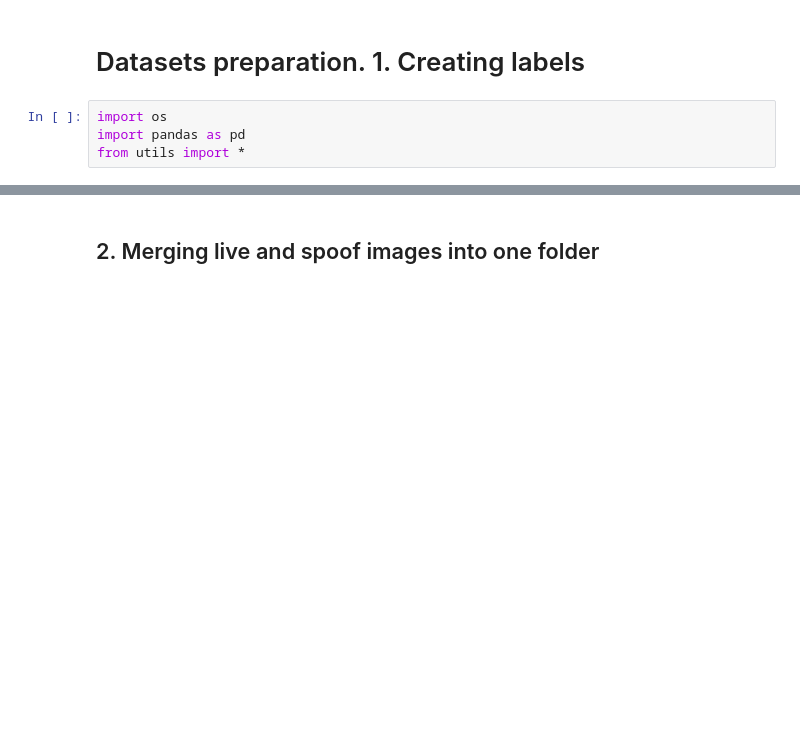
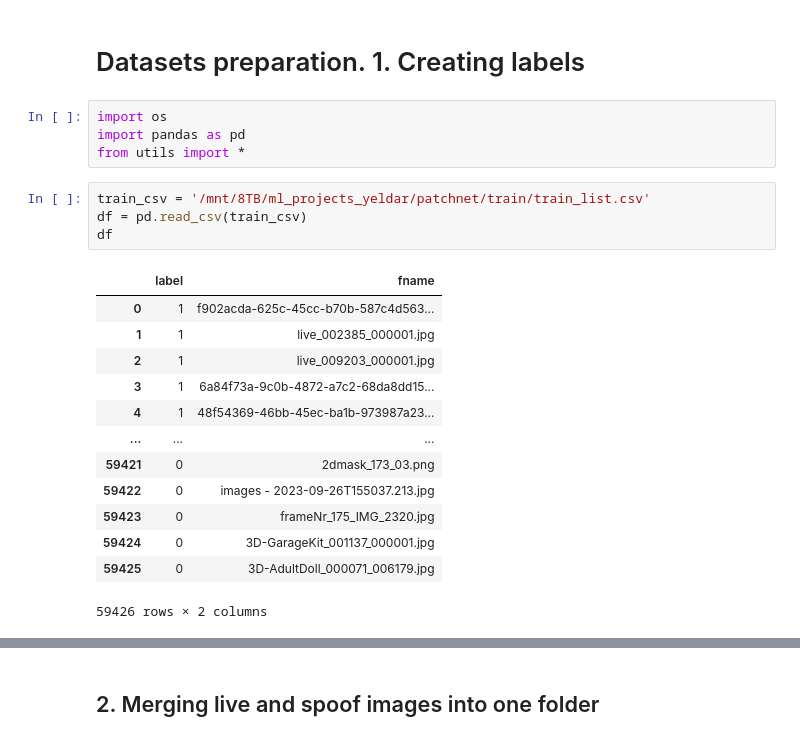
Before and after one commit to biometrickz/SSAN, a Jupyter notebook: Untitled.ipynb, the cells around one changed output, grey strips where cells are left out. Cells and saved outputs as stored; diff of their text form; blank space fills up the shorter version.

```diff
--- a/Untitled.ipynb
+++ b/Untitled.ipynb
@@ -4,3 +4,21 @@
 import os
 import pandas as pd
 from utils import *
+# %%
+train_csv = '/mnt/8TB/ml_projects_yeldar/patchnet/train/train_list.csv'
+df = pd.read_csv(train_csv)
+df
+# %% [output]
+|  | label | fname |
+| 0 | 1 | f902acda-625c-45cc-b70b-587c4d563... |
+| 1 | 1 | live_002385_000001.jpg |
+| 2 | 1 | live_009203_000001.jpg |
+| 3 | 1 | 6a84f73a-9c0b-4872-a7c2-68da8dd15... |
+| 4 | 1 | 48f54369-46bb-45ec-ba1b-973987a23... |
+| ... | ... | ... |
+| 59421 | 0 | 2dmask_173_03.png |
+| 59422 | 0 | images - 2023-09-26T155037.213.jpg |
+| 59423 | 0 | frameNr_175_IMG_2320.jpg |
+| 59424 | 0 | 3D-GarageKit_001137_000001.jpg |
+| 59425 | 0 | 3D-AdultDoll_000071_006179.jpg |
+59426 rows × 2 columns
```
Also changed, not shown: parts of 14 cells of this notebook, 8 other files.
